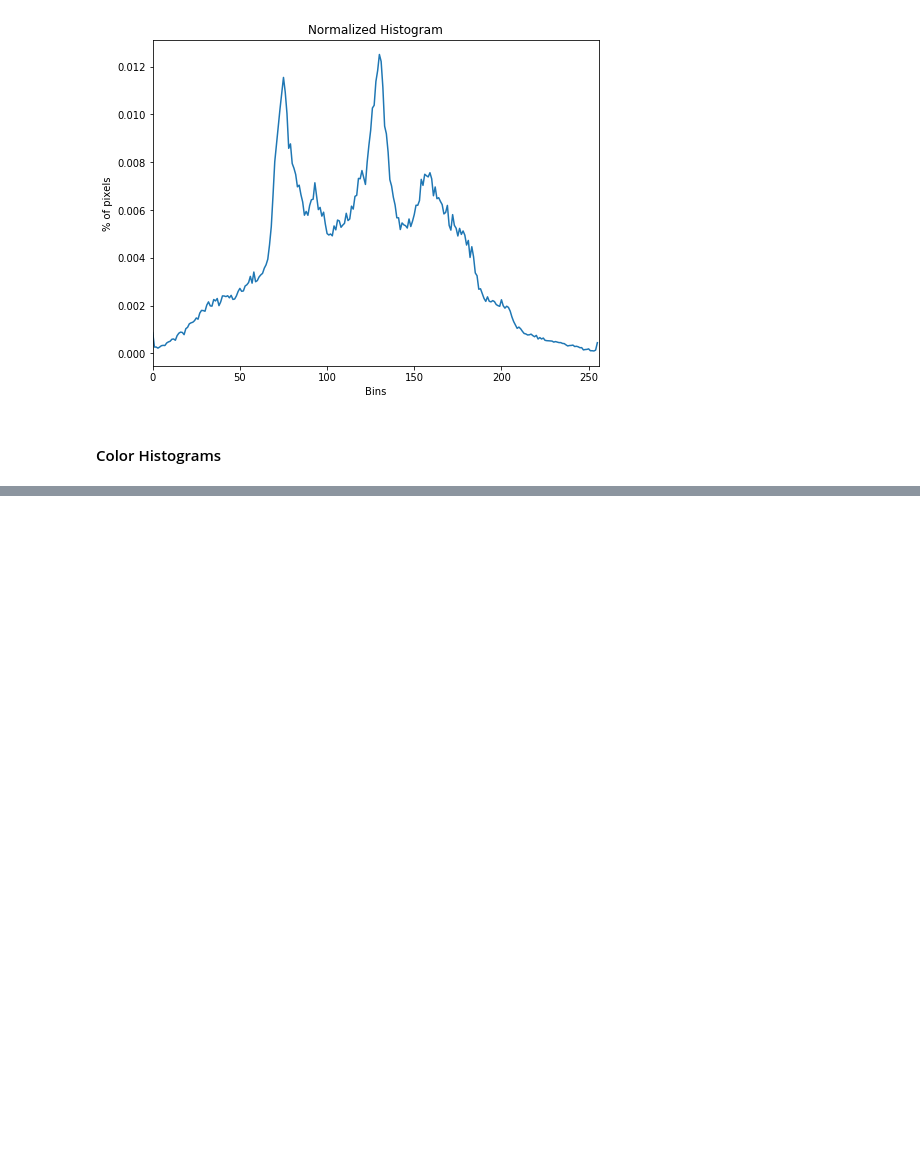
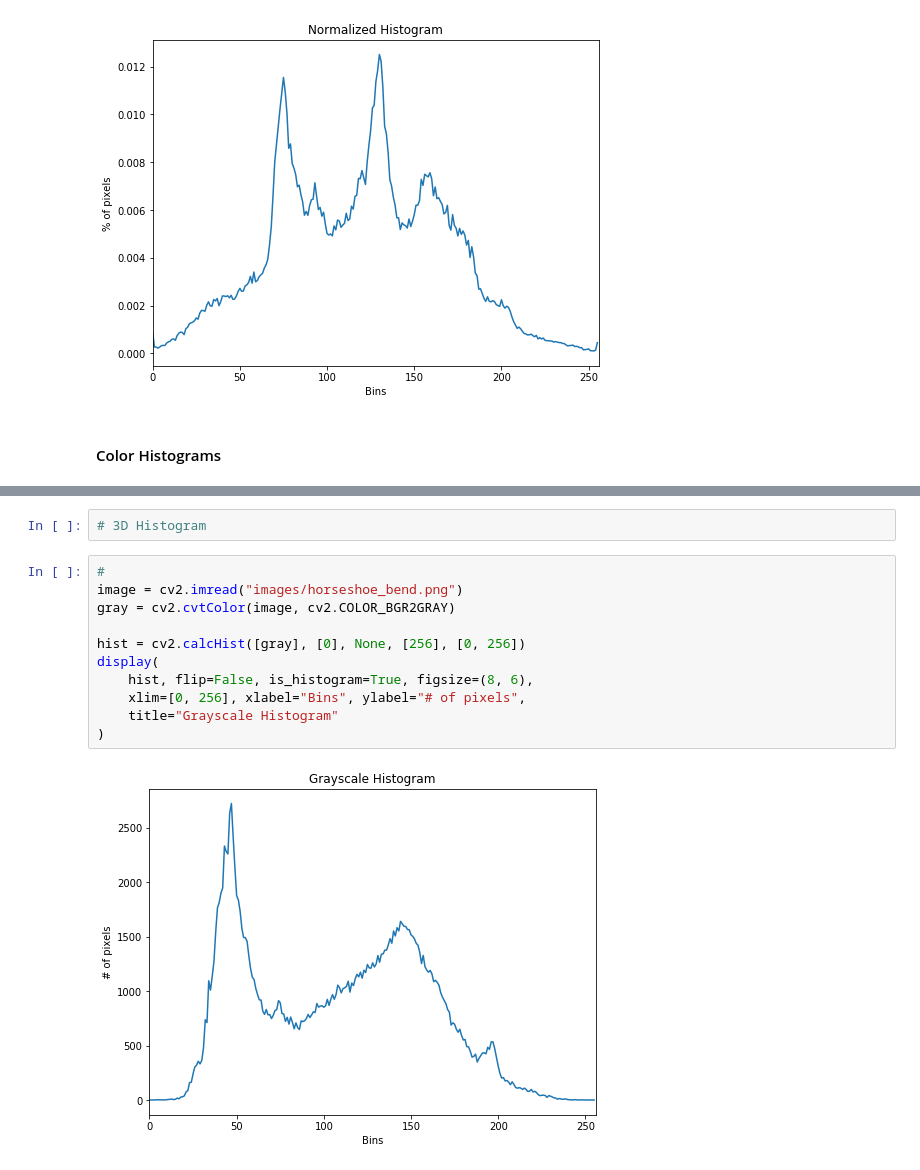
Before and after one commit to KarthikKothareddy/pisgurus, a Jupyter notebook: histograms.ipynb, the cells around one changed output, grey strips where cells are left out. Saved outputs shown, nothing was run; the diff lists cells and outputs as text; blank space fills up the shorter version.

```diff
--- a/histograms.ipynb
+++ b/histograms.ipynb
@@ -85,0 +126,15 @@ display_histogram(hists)
+# %%
+# 3D Histogram
+# %%
+#
+image = cv2.imread("images/horseshoe_bend.png")
+gray = cv2.cvtColor(image, cv2.COLOR_BGR2GRAY)
+
+hist = cv2.calcHist([gray], [0], None, [256], [0, 256])
+display(
+    hist, flip=False, is_histogram=True, figsize=(8, 6),
+    xlim=[0, 256], xlabel="Bins", ylabel="# of pixels",
+    title="Grayscale Histogram"
+)
+# %% [output]
+[figure, added]
```
Also changed, not shown: parts of 7 cells of this notebook, 1 other file.
